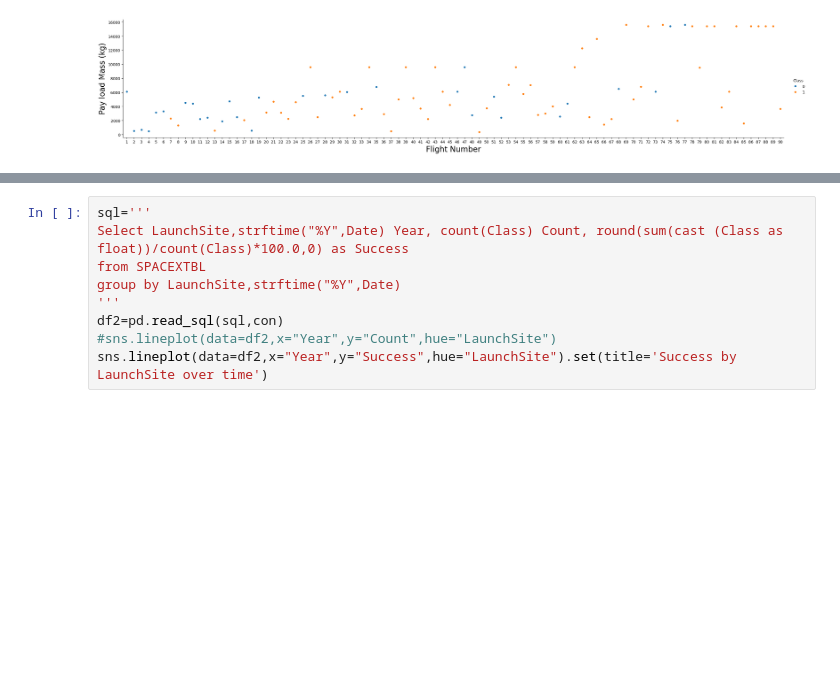
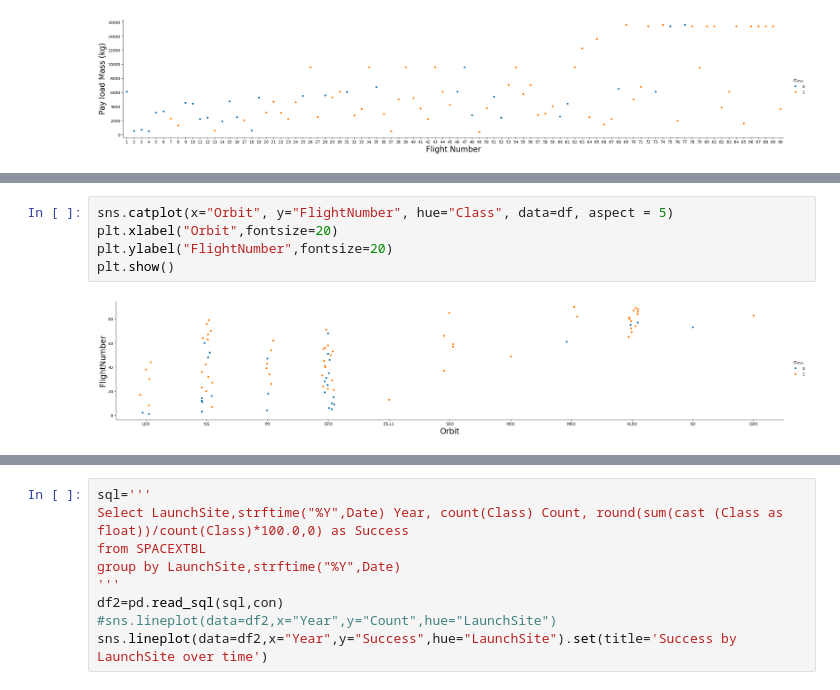
Before and after one commit to johnflem/IBM-Final-Model, a Jupyter notebook: Final.ipynb, the cells around one changed output, grey strips where cells are left out. Saved outputs shown, nothing was run; the diff lists cells and outputs as text; blank space fills up the shorter version.

```diff
--- a/Final.ipynb
+++ b/Final.ipynb
@@ -134,0 +147,7 @@ plt.show()
+# %%
+sns.catplot(x="Orbit", y="FlightNumber", hue="Class", data=df, aspect = 5)
+plt.xlabel("Orbit",fontsize=20)
+plt.ylabel("FlightNumber",fontsize=20)
+plt.show()
+# %% [output]
+[figure, added]
```
Also changed, not shown: parts of 13 cells of this notebook.
